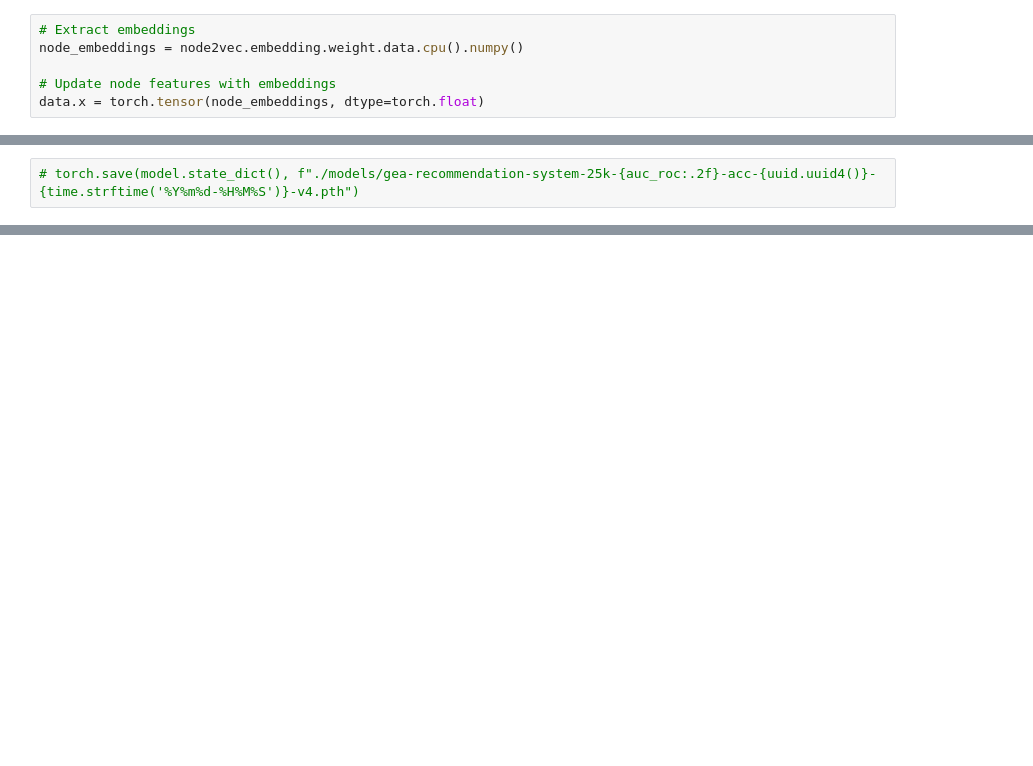
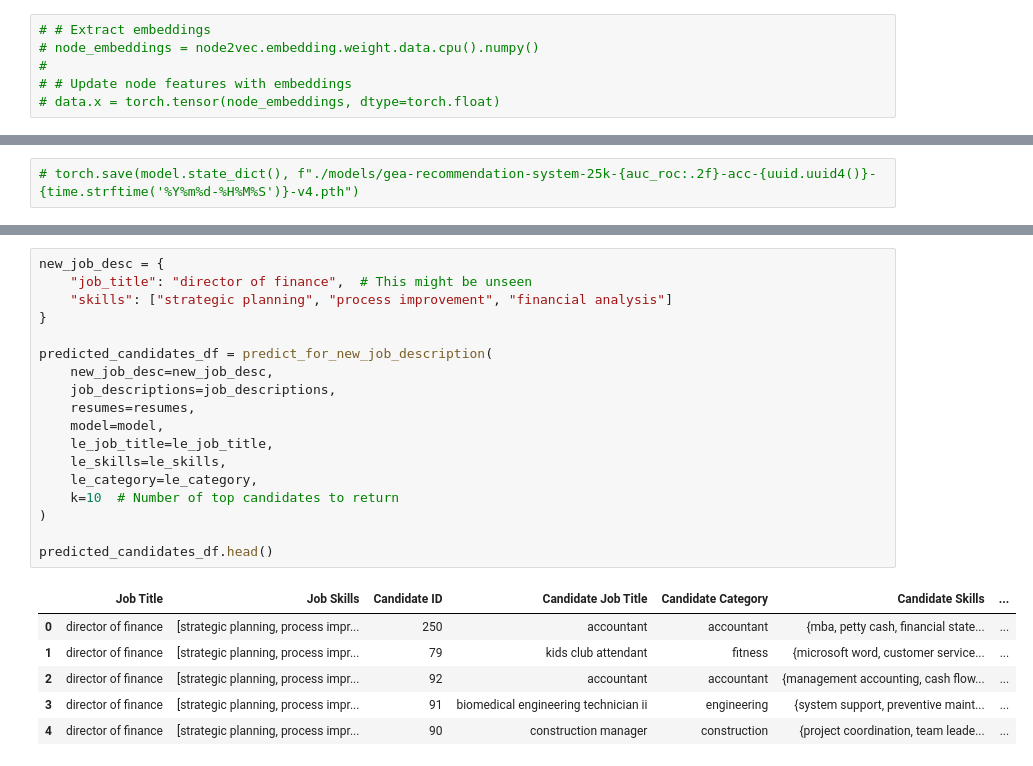
Before and after one commit to idontwannawakeup/recommendation-system-5-course-2-semester, a Jupyter notebook: gea-model-v4-a02.ipynb, the cells around one changed output, grey strips where cells are left out. Drawn from its saved outputs; the diff is of its cells as text; blank space fills up the shorter version.

Commit message:
Model saving, loading and prediction implementations

```diff
--- a/gea-model-v4-a02.ipynb
+++ b/gea-model-v4-a02.ipynb
@@ -269,9 +269,9 @@ train_node2vec(num_epochs)
 # %%
-# Extract embeddings
-node_embeddings = node2vec.embedding.weight.data.cpu().numpy()
-
-# Update node features with embeddings
-data.x = torch.tensor(node_embeddings, dtype=torch.float)
+# # Extract embeddings
+# node_embeddings = node2vec.embedding.weight.data.cpu().numpy()
+#
+# # Update node features with embeddings
+# data.x = torch.tensor(node_embeddings, dtype=torch.float)
 # %%
 class GAE(torch.nn.Module):
     def __init__(self, in_channels, out_channels):
@@ -447,0 +585,25 @@ torch.save(model.state_dict(), f"./models/gea-recommendation-system-v4-a02.pth")
+# %%
+new_job_desc = {
+    "job_title": "director of finance",  # This might be unseen
+    "skills": ["strategic planning", "process improvement", "financial analysis"]
+}
+
+predicted_candidates_df = predict_for_new_job_description(
+    new_job_desc=new_job_desc,
+    job_descriptions=job_descriptions,
+    resumes=resumes,
+    model=model,
+    le_job_title=le_job_title,
+    le_skills=le_skills,
+    le_category=le_category,
+    k=10  # Number of top candidates to return
+)
+
+predicted_candidates_df.head()
+# %% [output]
+|  | Job Title | Job Skills | Candidate ID | Candidate Job Title | Candidate Category | Candidate Skills | ... |
+| 0 | director of finance | [strategic planning, process impr... | 250 | accountant | accountant | {mba, petty cash, financial state... | ... |
+| 1 | director of finance | [strategic planning, process impr... | 79 | kids club attendant | fitness | {microsoft word, customer service... | ... |
+| 2 | director of finance | [strategic planning, process impr... | 92 | accountant | accountant | {management accounting, cash flow... | ... |
+| 3 | director of finance | [strategic planning, process impr... | 91 | biomedical engineering technician ii | engineering | {system support, preventive maint... | ... |
+| 4 | director of finance | [strategic planning, process impr... | 90 | construction manager | construction | {project coordination, team leade... | ... |
```
Also changed, not shown: parts of 17 cells of this notebook, 1 other file.
